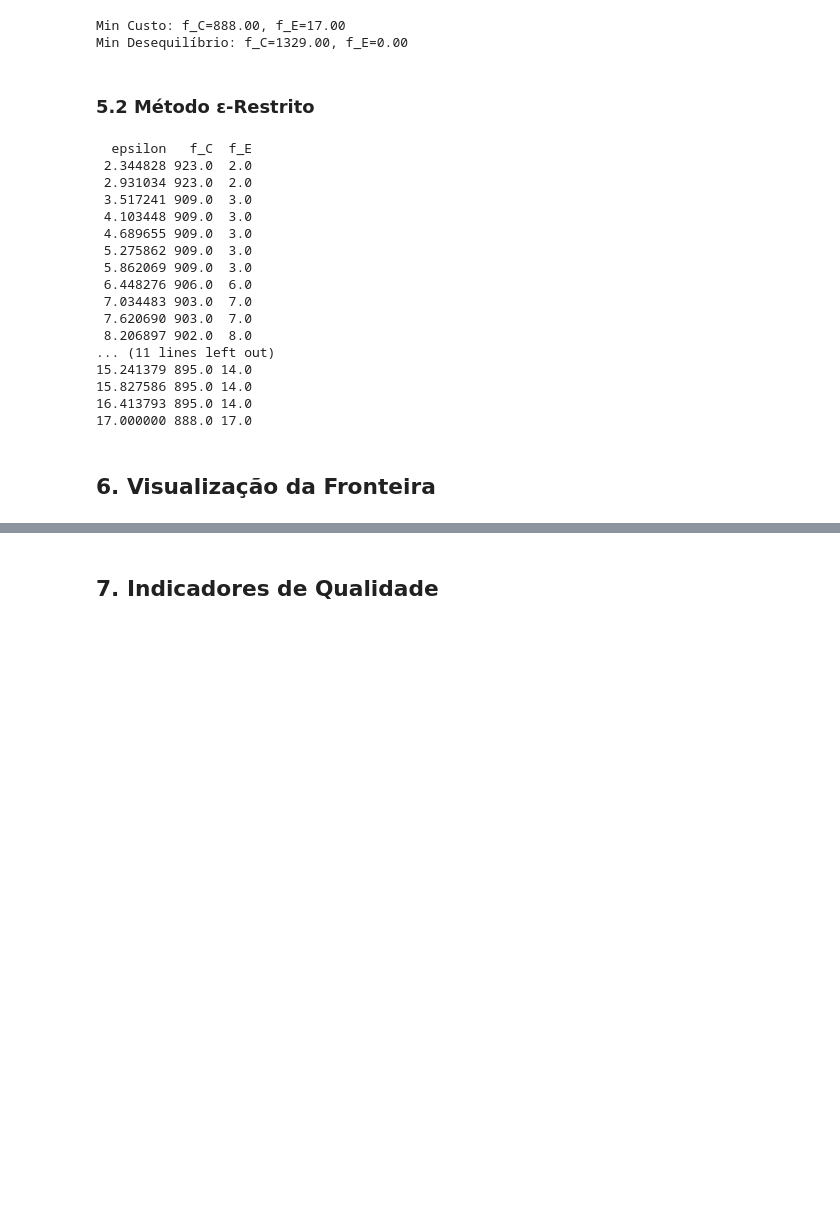
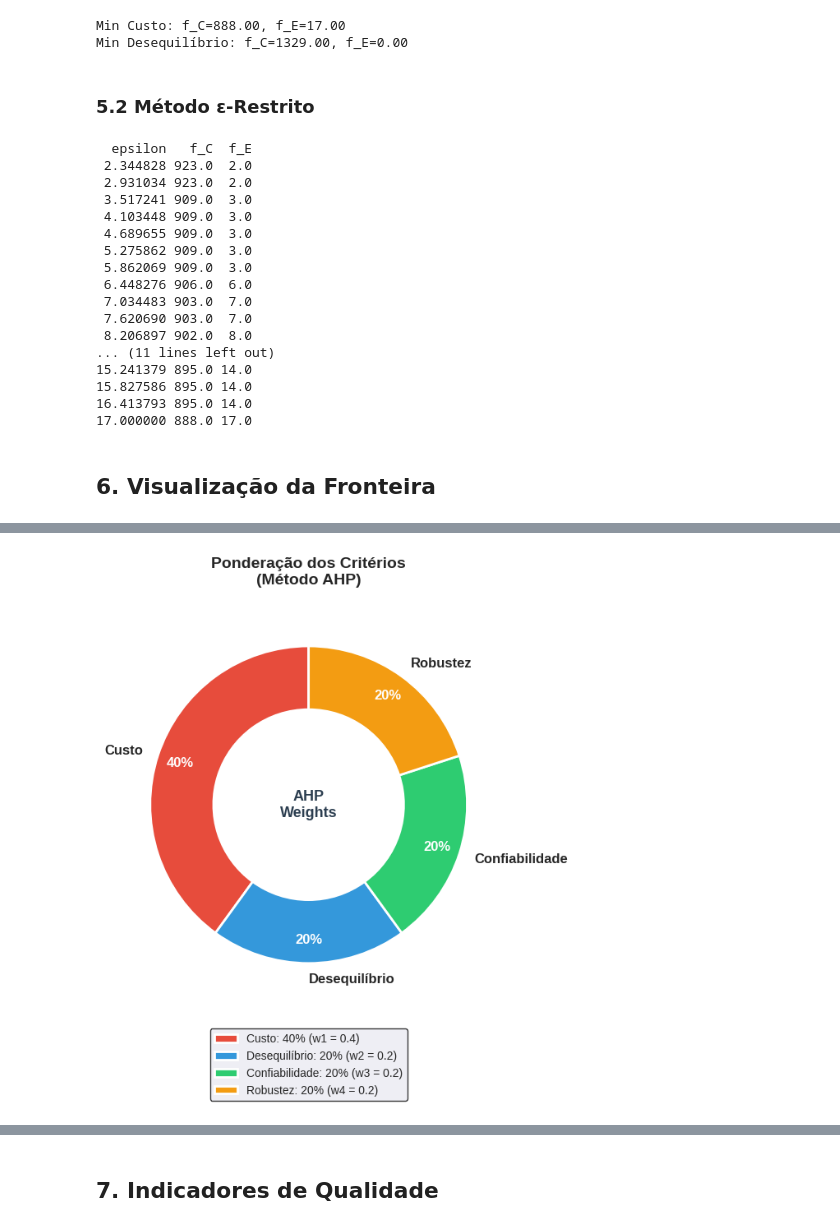
Before and after one commit to Bernardo-b/otimizacao-multiobjetivos-2025-2, a Jupyter notebook: TC1/notebooks/tc1.ipynb, the cells around one changed output, grey strips where cells are left out. Drawn from its saved outputs; the diff is of its cells as text; code cells hidden in the pictures; blank space fills up the shorter version.

```diff
--- a/TC1/notebooks/tc1.ipynb
+++ b/TC1/notebooks/tc1.ipynb
@@ -216,0 +286,44 @@ plt.show()
+# %%
+# Gráfico de Rosca (Donut Chart) - Ponderação AHP
+fig, ax = plt.subplots(figsize=(6, 8))
+
+# Dados
+criterios = ['Custo', 'Desequilíbrio', 'Confiabilidade', 'Robustez']
+pesos = [40, 20, 20, 20]
+cores = ['#E74C3C', '#3498DB', '#2ECC71', '#F39C12']  # Vermelho para custo, azul/verde para técnicos
+
+# Criar o gráfico de rosca
+wedges, texts, autotexts = ax.pie(pesos, labels=criterios, autopct='%1.0f%%',
+                                    colors=cores,
+                                    startangle=90, pctdistance=0.85,
+                                    wedgeprops=dict(width=0.4, edgecolor='white', linewidth=2))
+
+# Estilizar os textos
+for text in texts:
+    text.set_fontsize(12)
+    text.set_fontweight('bold')
+
+for autotext in autotexts:
+    autotext.set_color('white')
+    autotext.set_fontsize(12)
+    autotext.set_fontweight('bold')
+
+# Adicionar título
+ax.set_title('Ponderação dos Critérios\n(Método AHP)',
+             fontsize=14, fontweight='bold', pad=20)
+
+# Adicionar legenda com os valores - posicionada embaixo
+legend_labels = [f'{crit}: {peso}% (w{i+1} = {peso/100:.1f})'
+                 for i, (crit, peso) in enumerate(zip(criterios, pesos))]
+ax.legend(legend_labels, loc='upper center', bbox_to_anchor=(0.5, -0.05),
+          fontsize=10, frameon=True, edgecolor='black', ncol=1)
+
+# Adicionar anotação no centro
+ax.text(0, 0, 'AHP\nWeights', ha='center', va='center',
+        fontsize=13, fontweight='bold', color='#2C3E50')
+
+plt.tight_layout()
+plt.savefig(data_dir / 'ponderacao_ahp.png', dpi=300, bbox_inches='tight', transparent=True)
+plt.show()
+# %% [output]
+[figure, added]
```
Also changed, not shown: parts of 6 cells of this notebook, 6 other files.
